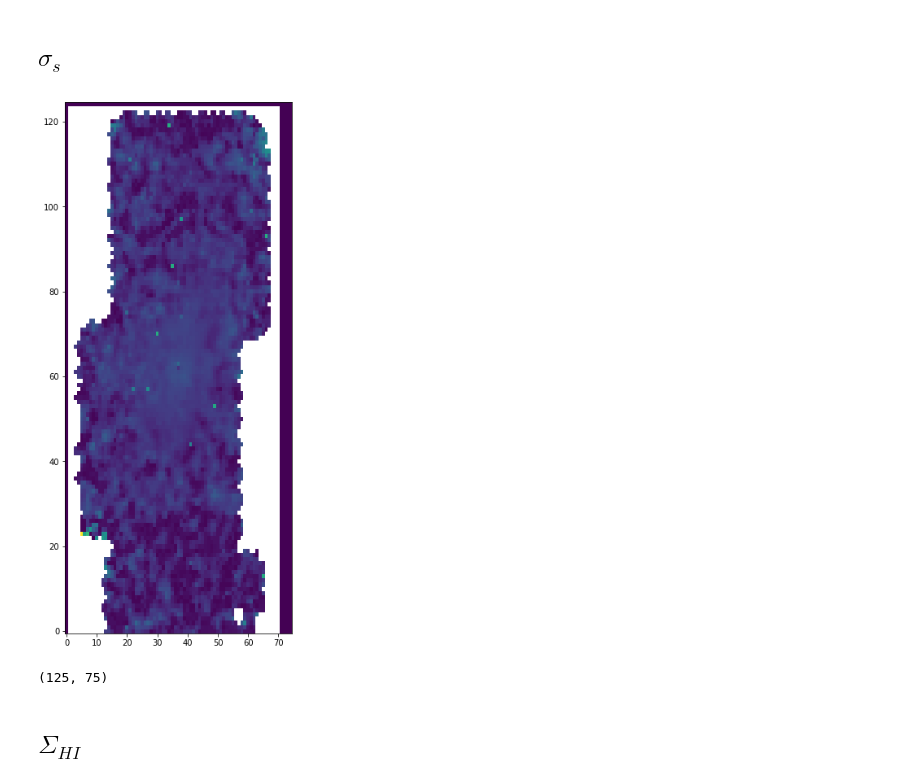
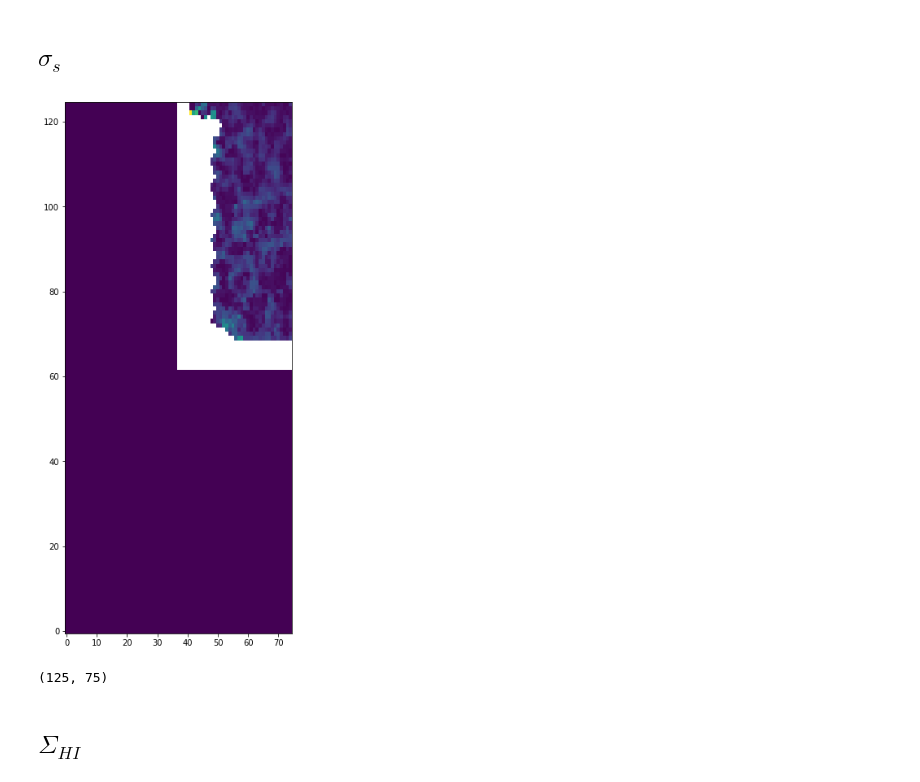
Before and after one commit to ValerieKostiuk/Course-work, a Jupyter notebook: NGC3627/main_program.ipynb, the cells around one changed output. Cells and saved outputs as stored; diff of their text form; code cells hidden in the pictures.

Commit message:
add epicyclic frequency and Sigma_star

```diff
--- a/NGC3627/main_program.ipynb
+++ b/NGC3627/main_program.ipynb
@@ -62,15 +62,15 @@ def create_new_grid(first_fits=None, second_fits=None, size=None):
 ## $\sigma_s$
 # %%
 size = [250,150]
-sigma_s, second = cut_fits(first_fits = './data/NGC3627_map_sigstar.fits', second_fits = './data/NGC_3627_NA_MOM0_THINGS.FITS', size = size)
+first, sigma_s = cut_fits(first_fits = './data/NGC3627_map_ha_corr.fits', second_fits = './data/NGC3627_map_sigstar.fits', size = size)
 
 fig = plt.figure(figsize = [5,12] )
 plt.imshow(sigma_s.data, origin='lower', aspect="auto" )
 plt.show()
 
 print(sigma_s.shape)
 # %% [output]
-[figure, old version]
+[figure, new version]
 (125, 75)
 # %% [markdown]
 ## $\Sigma_{HI}$
```
Also changed, not shown: parts of 23 cells of this notebook, 3 other files.
